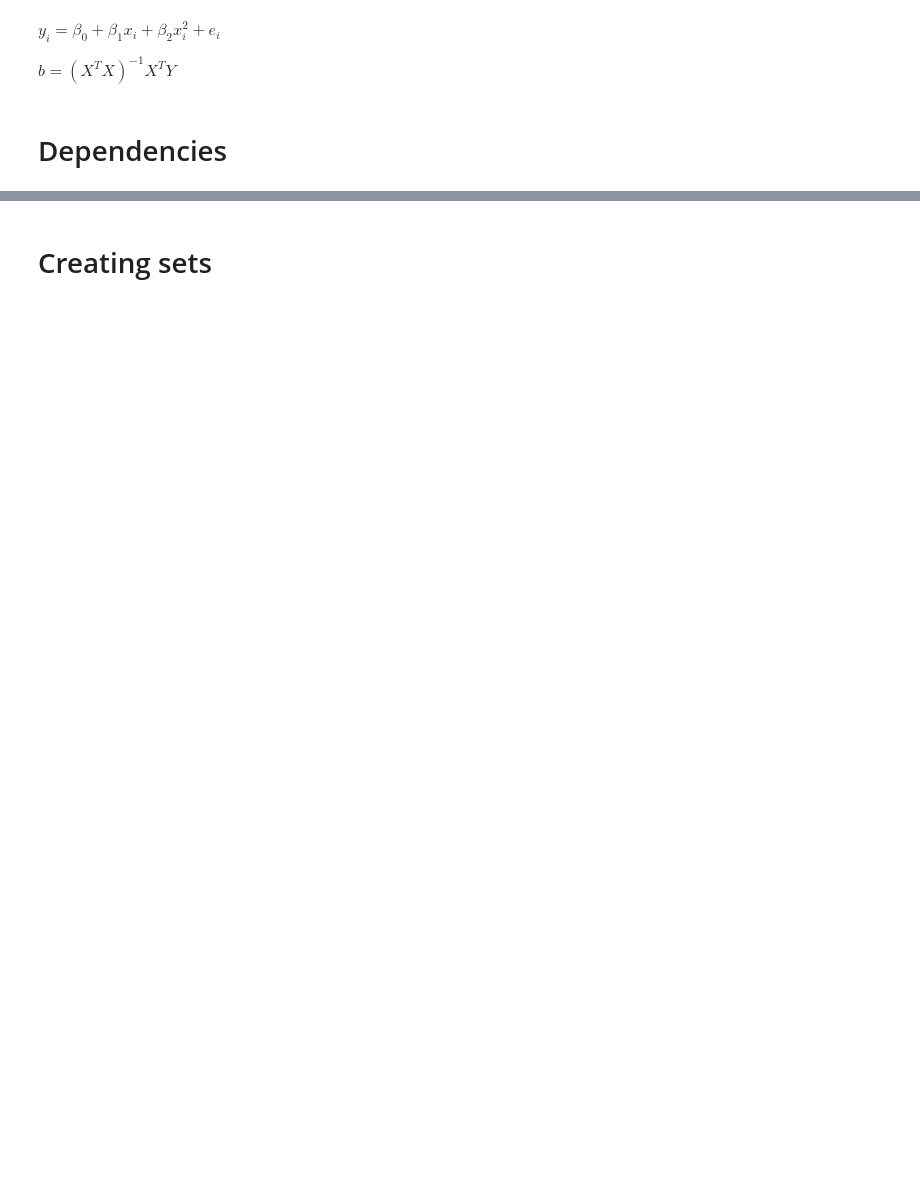
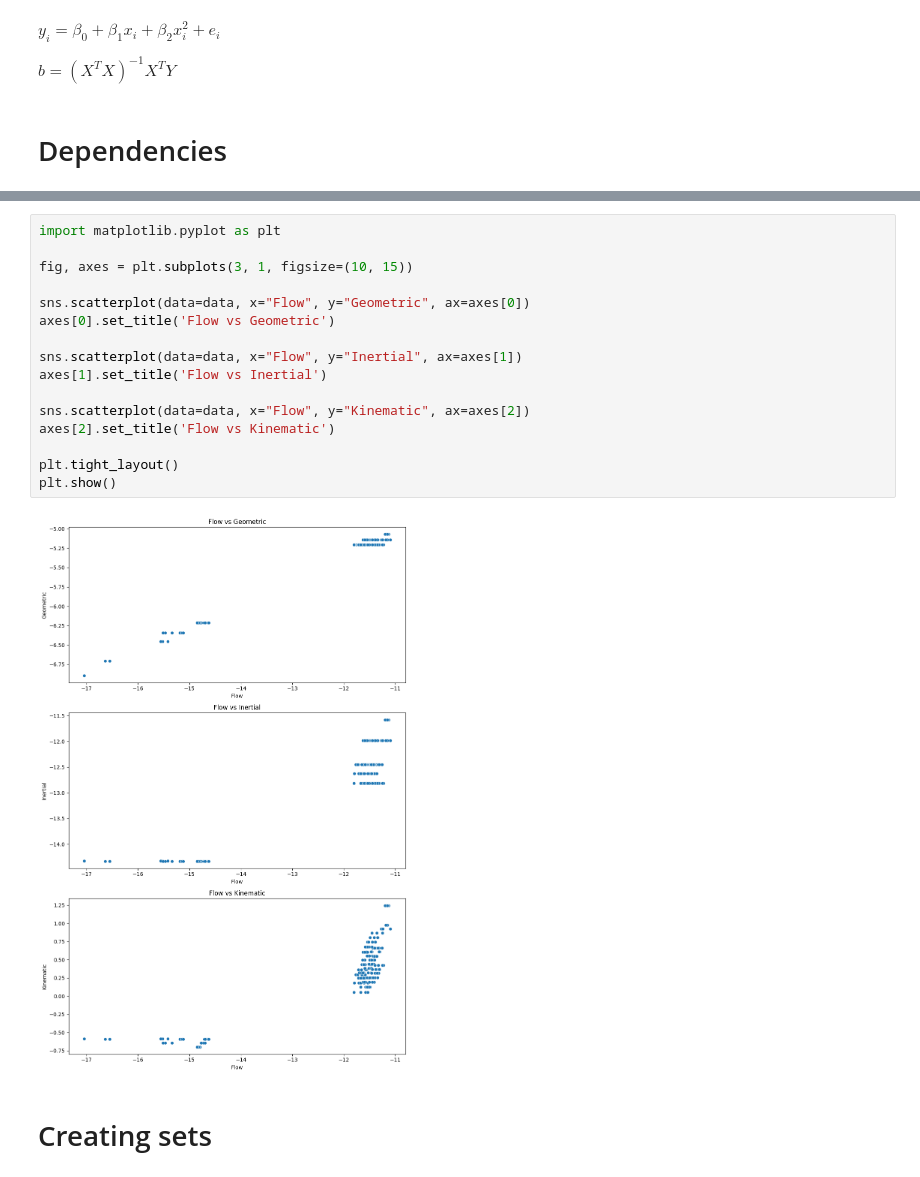
Before and after one commit to AlbotGoodman/stat_met, a Jupyter notebook: lab/analysis.ipynb, the cells around one changed output, grey strips where cells are left out. Drawn from its saved outputs; the diff is of its cells as text; blank space fills up the shorter version.

```diff
--- a/lab/analysis.ipynb
+++ b/lab/analysis.ipynb
@@ -17,2 +23,20 @@ y = data["Flow"]
+# %%
+import matplotlib.pyplot as plt
+
+fig, axes = plt.subplots(3, 1, figsize=(10, 15))
+
+sns.scatterplot(data=data, x="Flow", y="Geometric", ax=axes[0])
+axes[0].set_title('Flow vs Geometric')
+
+sns.scatterplot(data=data, x="Flow", y="Inertial", ax=axes[1])
+axes[1].set_title('Flow vs Inertial')
+
+sns.scatterplot(data=data, x="Flow", y="Kinematic", ax=axes[2])
+axes[2].set_title('Flow vs Kinematic')
+
+plt.tight_layout()
+plt.show()
+# %% [output]
+[figure, added]
 # %% [markdown]
 # Creating sets
```
Also changed, not shown: parts of 5 cells of this notebook, 2 other files.
